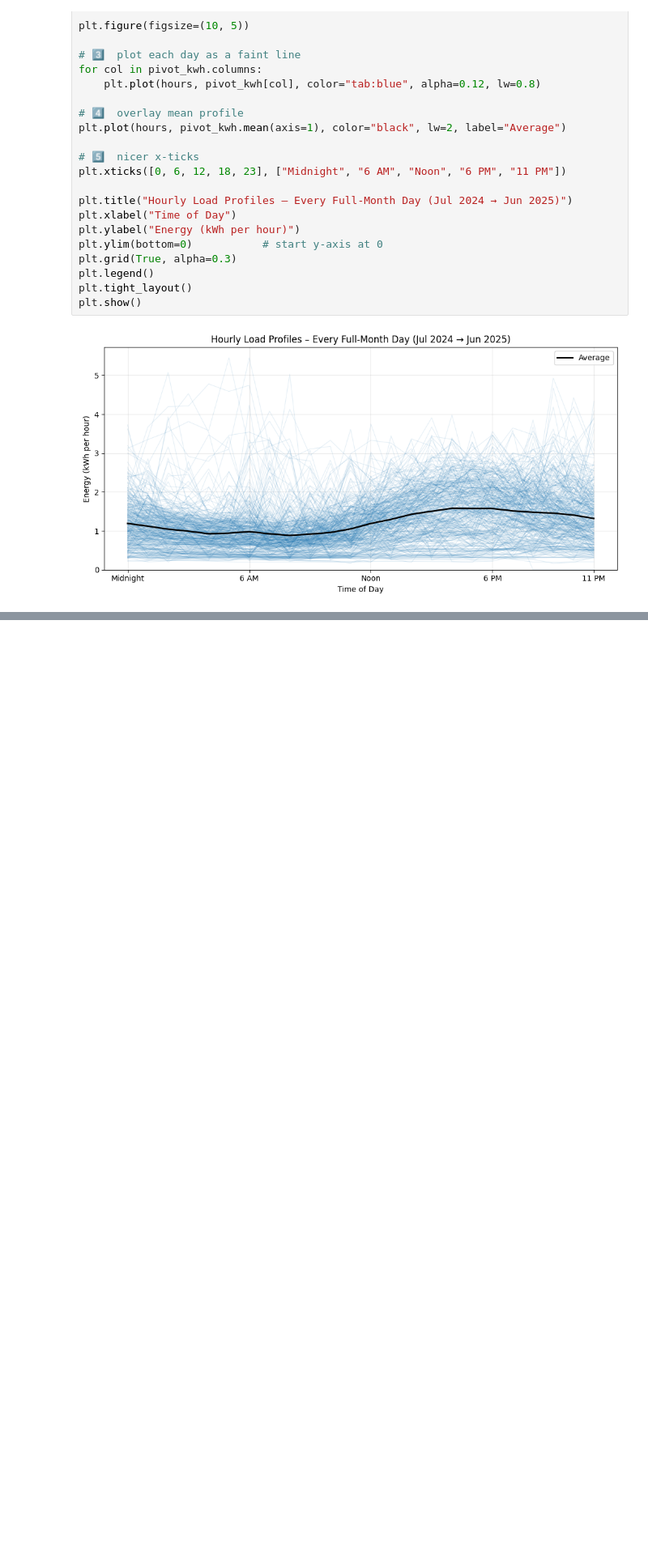
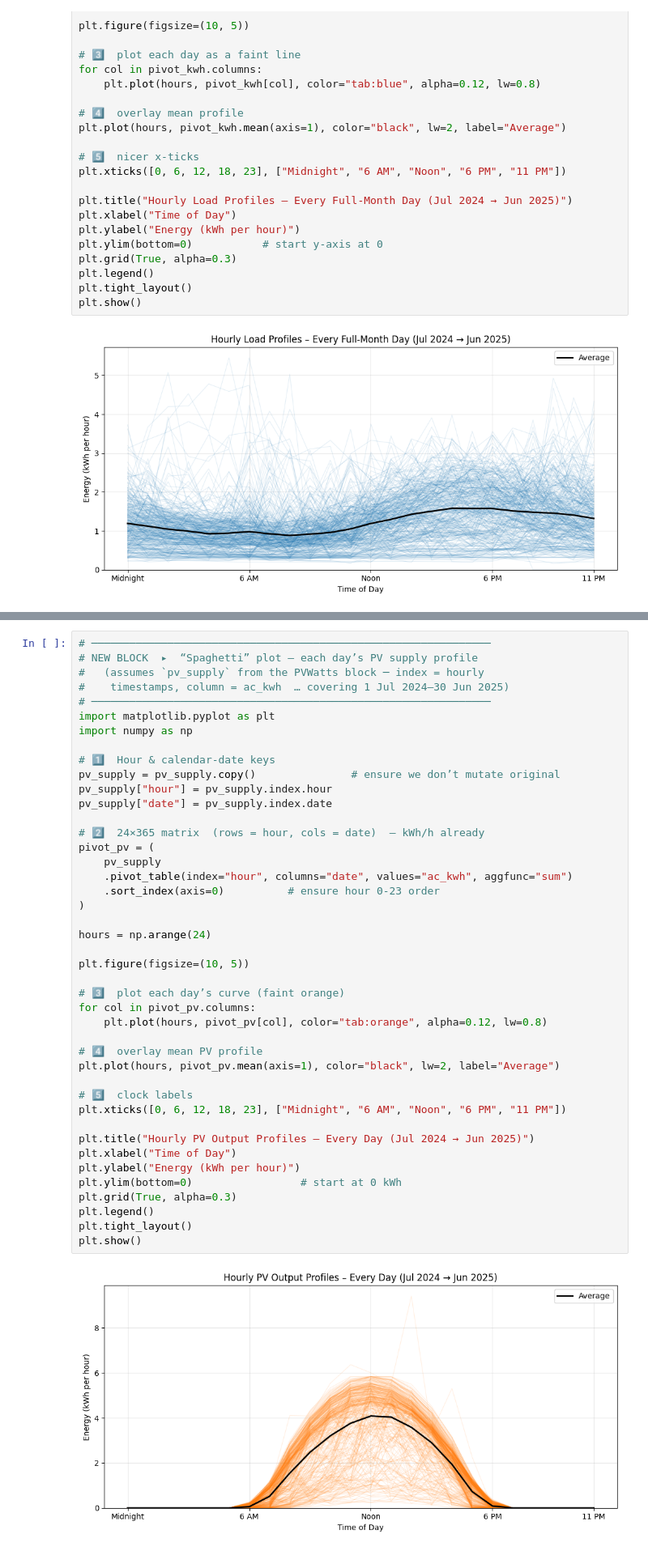
Before and after one commit to eGamez01/solar_system_simulator, a Jupyter notebook: main.ipynb, the cells around one changed output, grey strips where cells are left out. Shown at 81% size. Saved outputs shown, nothing was run; the diff lists cells and outputs as text; blank space fills up the shorter version.

```diff
--- a/main.ipynb
+++ b/main.ipynb
@@ -280,0 +398,45 @@ plt.show()
+# %%
+# ───────────────────────────────────────────────────────────────
+# NEW BLOCK  ▸  “Spaghetti” plot – each day’s PV supply profile
+#   (assumes `pv_supply` from the PVWatts block ─ index = hourly
+#    timestamps, column = ac_kwh  … covering 1 Jul 2024–30 Jun 2025)
+# ───────────────────────────────────────────────────────────────
+import matplotlib.pyplot as plt
+import numpy as np
+
+# 1️⃣  Hour & calendar-date keys
+pv_supply = pv_supply.copy()               # ensure we don’t mutate original
+pv_supply["hour"] = pv_supply.index.hour
+pv_supply["date"] = pv_supply.index.date
+
+# 2️⃣  24×365 matrix  (rows = hour, cols = date)  – kWh/h already
+pivot_pv = (
+    pv_supply
+    .pivot_table(index="hour", columns="date", values="ac_kwh", aggfunc="sum")
+    .sort_index(axis=0)          # ensure hour 0-23 order
+)
+
+hours = np.arange(24)
+
+plt.figure(figsize=(10, 5))
+
+# 3️⃣  plot each day’s curve (faint orange)
+for col in pivot_pv.columns:
+    plt.plot(hours, pivot_pv[col], color="tab:orange", alpha=0.12, lw=0.8)
+
+# 4️⃣  overlay mean PV profile
+plt.plot(hours, pivot_pv.mean(axis=1), color="black", lw=2, label="Average")
+
+# 5️⃣  clock labels
+plt.xticks([0, 6, 12, 18, 23], ["Midnight", "6 AM", "Noon", "6 PM", "11 PM"])
+
+plt.title("Hourly PV Output Profiles – Every Day (Jul 2024 → Jun 2025)")
+plt.xlabel("Time of Day")
+plt.ylabel("Energy (kWh per hour)")
+plt.ylim(bottom=0)                 # start at 0 kWh
+plt.grid(True, alpha=0.3)
+plt.legend()
+plt.tight_layout()
+plt.show()
+# %% [output]
+[figure, added]
```
Also changed, not shown: parts of 7 cells of this notebook.
